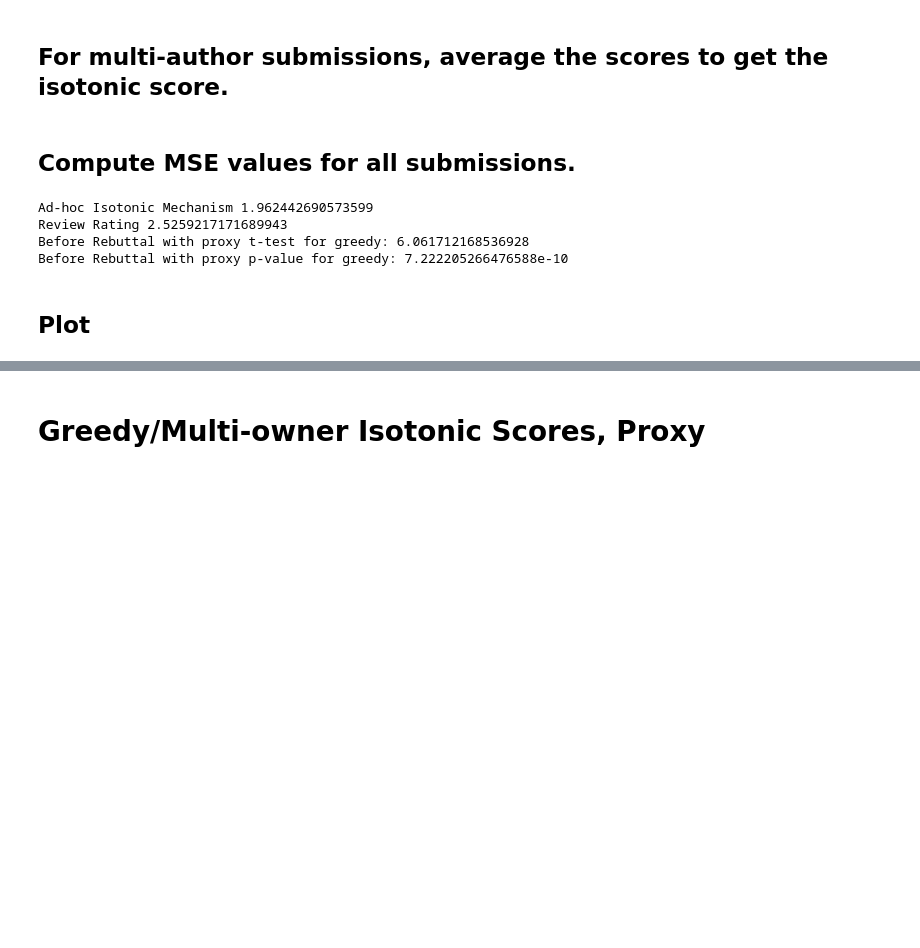
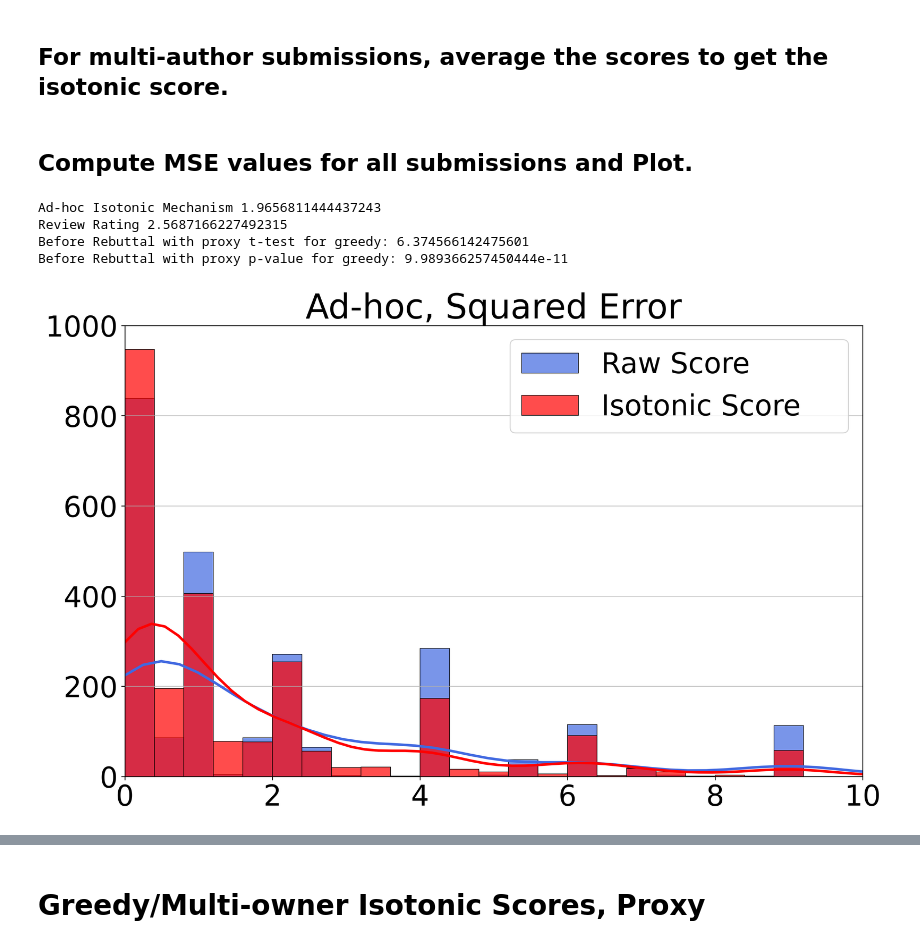
Before and after one commit to BuxinSu/ICML_2023_Ranking, a Jupyter notebook: Notebooks/Adhoc_Greedy_and_Multiowner_histogram.ipynb, the cells around one changed output, grey strips where cells are left out. Drawn from its saved outputs; the diff is of its cells as text; code cells hidden in the pictures; blank space fills up the shorter version.

```diff
--- a/Notebooks/Adhoc_Greedy_and_Multiowner_histogram.ipynb
+++ b/Notebooks/Adhoc_Greedy_and_Multiowner_histogram.ipynb
@@ -213,7 +213,7 @@ for submission in final_submission_list:
     avg_rating = sum(submission_new_rating[submission])/len(submission_new_rating[submission])
     submission_new_rating[submission] = avg_rating
 # %% [markdown]
-## Compute MSE values for all submissions.
+## Compute MSE values for all submissions and Plot.
 # %%
 # Isotonic score
 adhoc_iso_rating = []
@@ -239,36 +239,55 @@ old_rating = {}
 for submission in final_submission_list:
     old_rating[submission] = df[df['submission_idx'] == submission]['score'].tolist()
     old_rating[submission] = old_rating[submission][0]
 
 old_score_multi_iso = []
 for submission in final_submission_list:
     old_score_multi_iso.append(old_rating[submission])
 
 
 
 # Compute MSE
 print('Ad-hoc Isotonic Mechanism', mean_squared_error(adhoc_iso_rating, True_score_multi_iso))
 print('Review Rating', mean_squared_error(old_score_multi_iso, True_score_multi_iso))
 
 
 
 # Create two lists to record: (y - R)^2 and (\hat{R} - R)^2 values.
 adhoc_diff = []
 old_diff = []
 for i in range(len(True_score_multi_iso)):
   adhoc_diff.append( (adhoc_iso_rating[i] - True_score_multi_iso[i])**2 )
   old_diff.append( (old_score_multi_iso[i] - True_score_multi_iso[i])**2 )
 
 
 
 #Perform the paired sample t-test
 t_statistic, p_value = stats.ttest_ind(old_diff, adhoc_diff, alternative='greater')
 print("Before Rebuttal with proxy t-test for greedy:", t_statistic)
 print("Before Rebuttal with proxy p-value for greedy:", p_value)
+
+
+
+# Create a figure and axis using Seaborn
+plt.figure()
+sns.histplot(data=old_diff, bins= np.arange(0, 14, 0.4), color='royalblue', kde=True, label='Raw Score    ', common_norm=False, alpha=0.7, line_kws={'lw': 2.5} )
+sns.histplot(data=adhoc_diff, bins= np.arange(0, 14, 0.4), color='red', kde=True, label='Isotonic Score    ', common_norm=False, alpha=0.7, line_kws={'lw': 2.5} )
+
+# Customize the plot
+plt.grid(axis='y', alpha=0.75)
+# plt.xlabel('(a) Squared Error')
+plt.ylabel('')
+plt.title('Ad-hoc, Squared Error')
+plt.xlim(0, 10)
+plt.yticks(range(0, 1001, 200))
+plt.legend()
+plt.savefig('/content/drive/MyDrive/Research/Ranking_ICML/Figures/adhoc_iso_proxy_histo_L2.svg', bbox_inches='tight')
+
+# Show the plot
+plt.show()
 # %% [output]
-Ad-hoc Isotonic Mechanism 1.962442690573599
-Review Rating 2.5259217171689943
-Before Rebuttal with proxy t-test for greedy: 6.061712168536928
-Before Rebuttal with proxy p-value for greedy: 7.222205266476588e-10
+Ad-hoc Isotonic Mechanism 1.9656811444437243
+Review Rating 2.5687166227492315
+Before Rebuttal with proxy t-test for greedy: 6.374566142475601
+Before Rebuttal with proxy p-value for greedy: 9.989366257450444e-11
+[figure, added]
-# %% [markdown]
-## Plot
```
Also changed, not shown: parts of 37 cells of this notebook.
